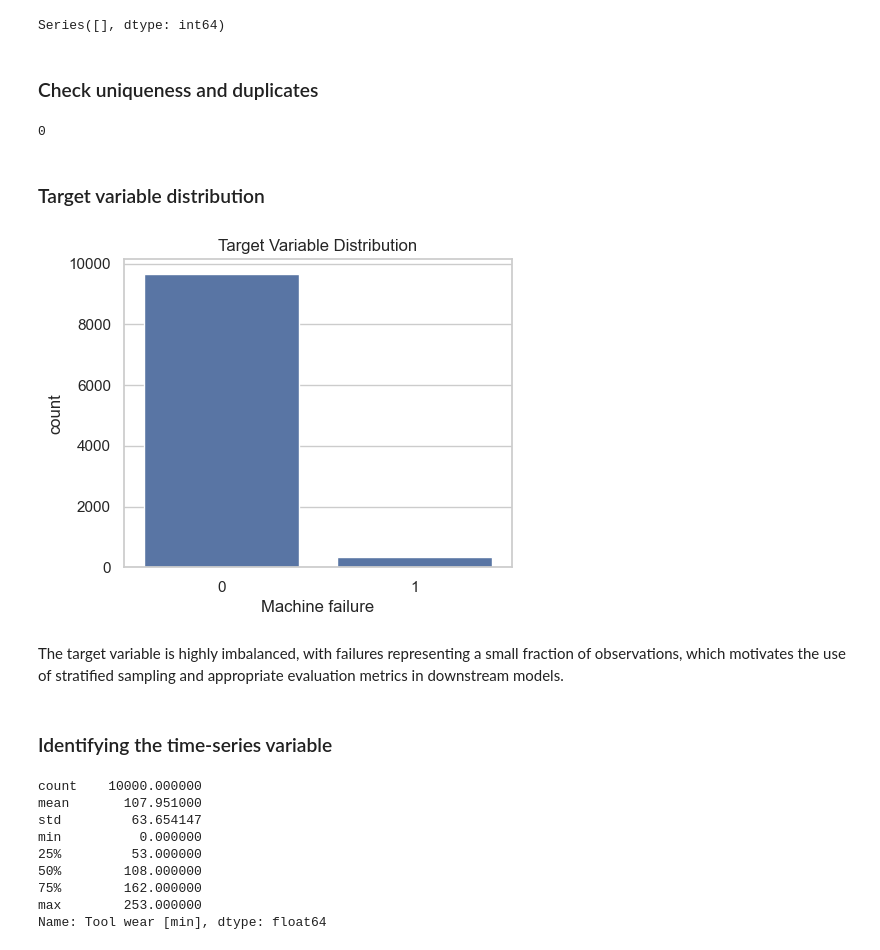
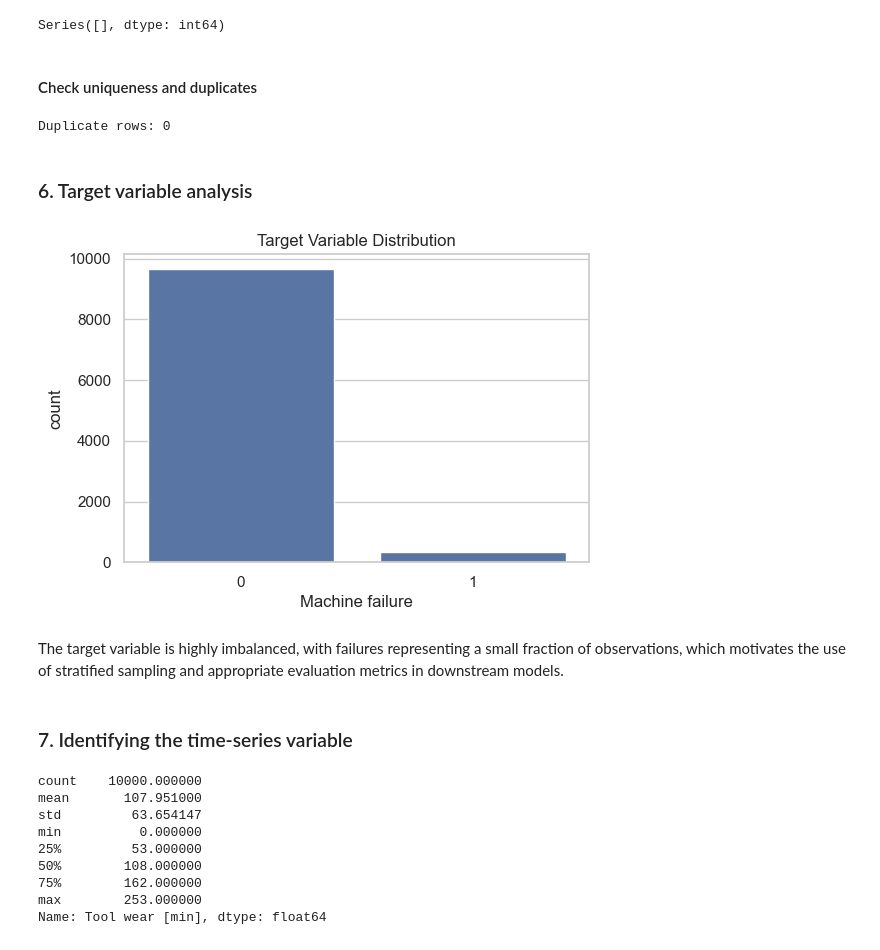
Before and after one commit to Matt-Hashemi/AAI-530-Final-Project-Group2, a Jupyter notebook: notebooks/eda_preprocessing.ipynb, the cells around one changed output. Drawn from its saved outputs; the diff is of its cells as text; code cells hidden in the pictures.

```diff
--- a/notebooks/eda_preprocessing.ipynb
+++ b/notebooks/eda_preprocessing.ipynb
@@ -80,30 +109,32 @@ missing[missing > 0]
 # %% [output]
 Series([], dtype: int64)
 # %% [markdown]
-### Check uniqueness and duplicates
+#### Check uniqueness and duplicates
 # %%
 df.nunique().sort_values()
 df.duplicated().sum()
+
+print(f"Duplicate rows: {df.duplicated().sum()}")
 # %% [output]
-0
+Duplicate rows: 0
-# %% [markdown]
-### Target variable distribution
+# %% [markdown]
+### 6. Target variable analysis
 # %%
 # Assuming 'Machine failure' is the target
 target_col = "Machine failure"
 
 df[target_col].value_counts(normalize=True)
 
-plt.figure(figsize=(5, 4))
+plt.figure(figsize=(6, 4))
 sns.countplot(x=target_col, data=df)
 plt.title("Target Variable Distribution")
 plt.show()
 # %% [output]
-[figure, old version]
+[figure, new version]
 # %% [markdown]
 The target variable is highly imbalanced, with failures representing a small fraction of observations, which motivates the use of stratified sampling and appropriate evaluation metrics in downstream models.
 # %% [markdown]
-### Identifying the time-series variable
+### 7. Identifying the time-series variable
 # %%
 df['Tool wear [min]'].describe()
 # %% [output]
```
Also changed, not shown: parts of 34 cells of this notebook, 7 other files.
